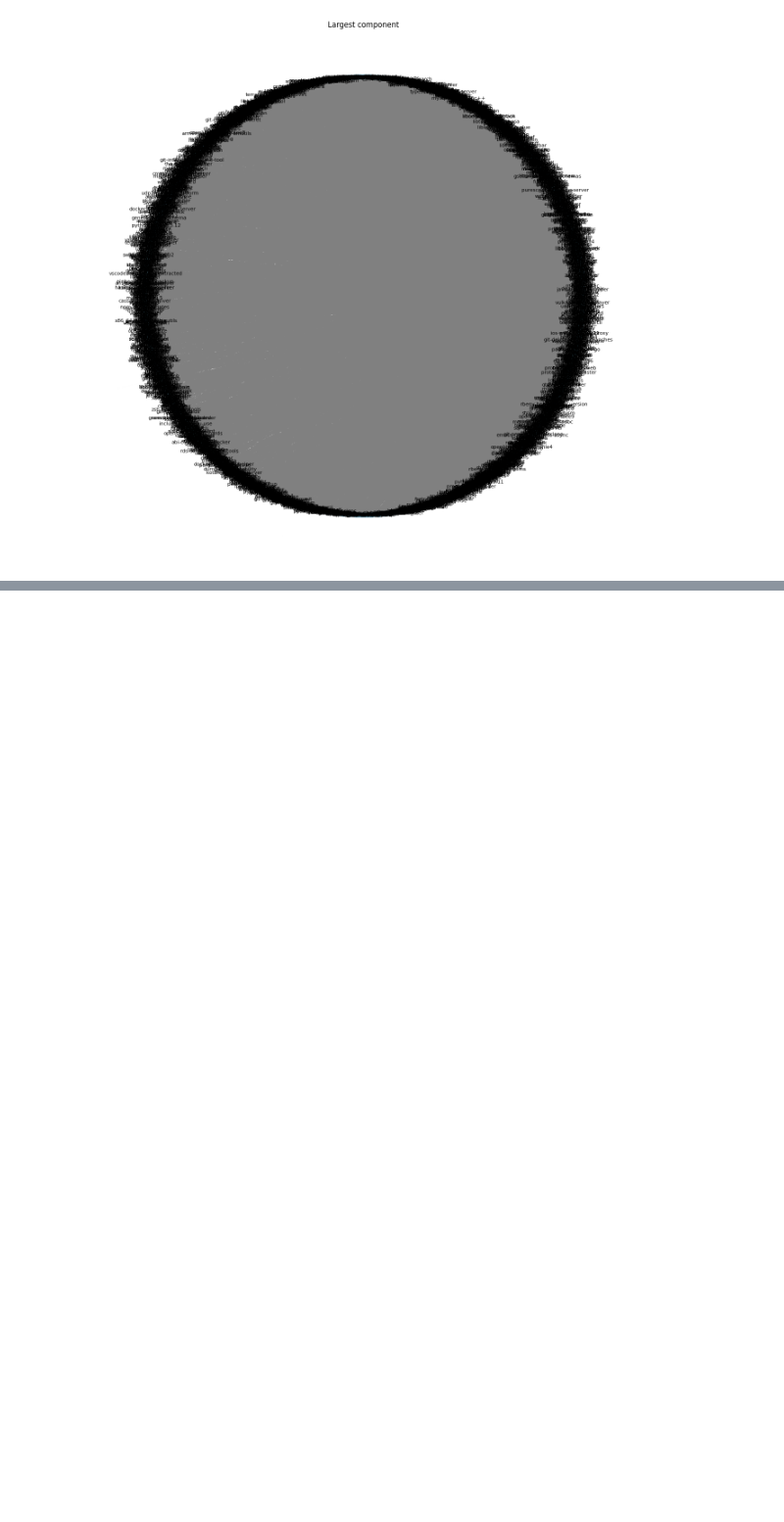
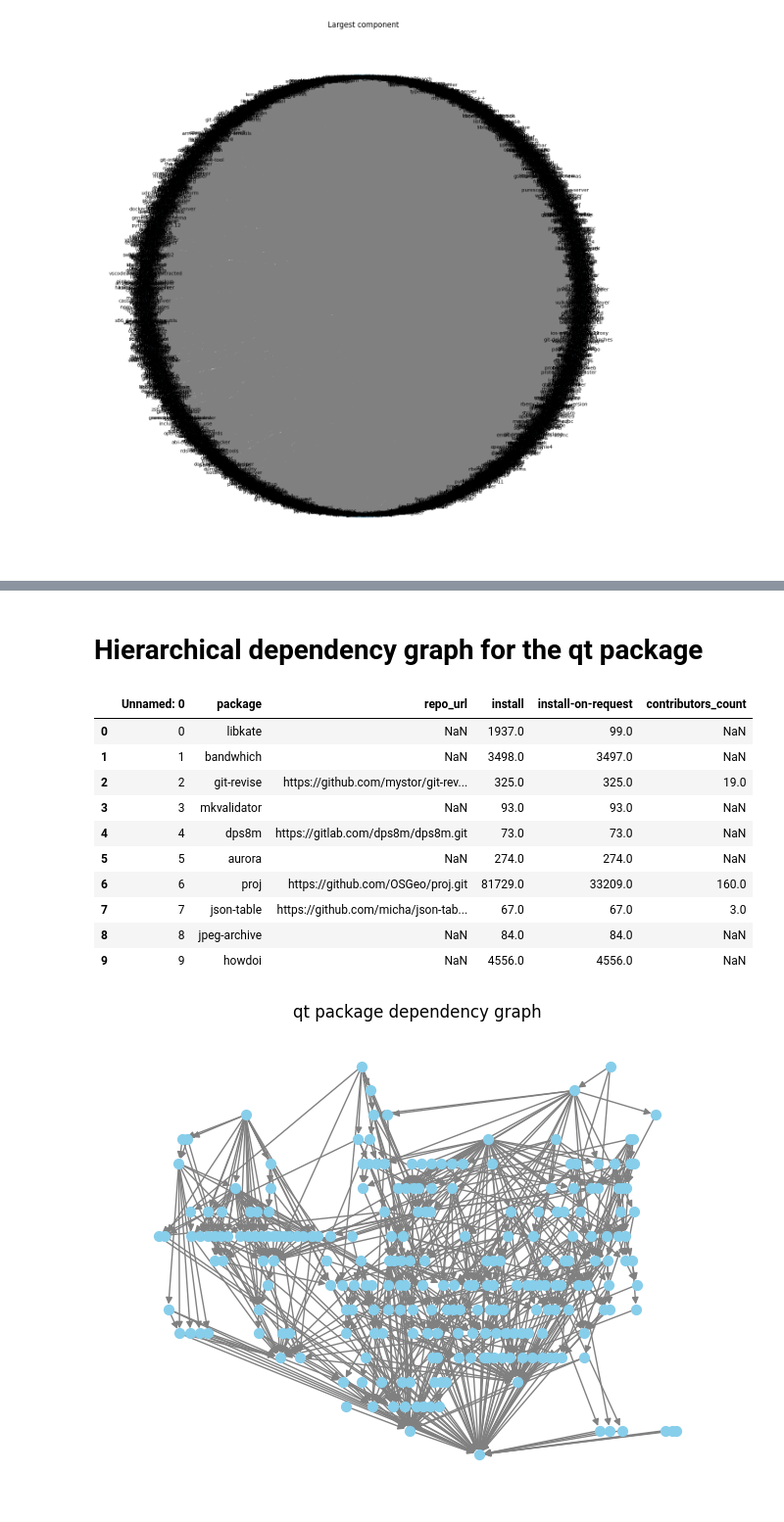
Before and after one commit to Krrer-uni/DAVe, a Jupyter notebook: dave.ipynb, the cells around one changed output, grey strips where cells are left out. Shown at 98% size. Saved outputs shown, nothing was run; the diff lists cells and outputs as text; code cells hidden in the pictures; blank space fills up the shorter version.

```diff
--- a/dave.ipynb
+++ b/dave.ipynb
@@ -172,0 +208,41 @@ find_dependents_to_infect("ruby", "install_on_request")
+# %% [markdown]
+# Hierarchical dependency graph for the qt package
+# %%
+df_qt = pd.read_csv("data/csv/qt.csv")
+
+package_stats = pd.read_csv("data/csv/package_stats_with_contributors.csv")
+
+display(package_stats.head(10))
+
+G_qt = nx.from_pandas_edgelist(
+    df_qt, target="package", source="dependency", create_using=nx.DiGraph()
+)
+
+pos_hierarchic = nx.nx_agraph.graphviz_layout(G_qt, prog="dot")
+
+nx.draw(
+    G_qt,
+    pos_hierarchic,
+    with_labels=False,
+    node_size=50,
+    node_color="skyblue",
+    edge_color="gray",
+    font_size=8,
+)
+plt.title("qt package dependency graph")
+
+plt.tight_layout()
+plt.show()
+# %% [output]
+|  | Unnamed: 0 | package | repo_url | install | install-on-request | contributors_count |
+| 0 | 0 | libkate | NaN | 1937.0 | 99.0 | NaN |
+| 1 | 1 | bandwhich | NaN | 3498.0 | 3497.0 | NaN |
+| 2 | 2 | git-revise | https://github.com/mystor/git-rev... | 325.0 | 325.0 | 19.0 |
+| 3 | 3 | mkvalidator | NaN | 93.0 | 93.0 | NaN |
+| 4 | 4 | dps8m | https://gitlab.com/dps8m/dps8m.git | 73.0 | 73.0 | NaN |
+| 5 | 5 | aurora | NaN | 274.0 | 274.0 | NaN |
+| 6 | 6 | proj | https://github.com/OSGeo/proj.git | 81729.0 | 33209.0 | 160.0 |
+| 7 | 7 | json-table | https://github.com/micha/json-tab... | 67.0 | 67.0 | 3.0 |
+| 8 | 8 | jpeg-archive | NaN | 84.0 | 84.0 | NaN |
+| 9 | 9 | howdoi | NaN | 4556.0 | 4556.0 | NaN |
+[figure, added]
```
Also changed, not shown: parts of 11 cells of this notebook.
